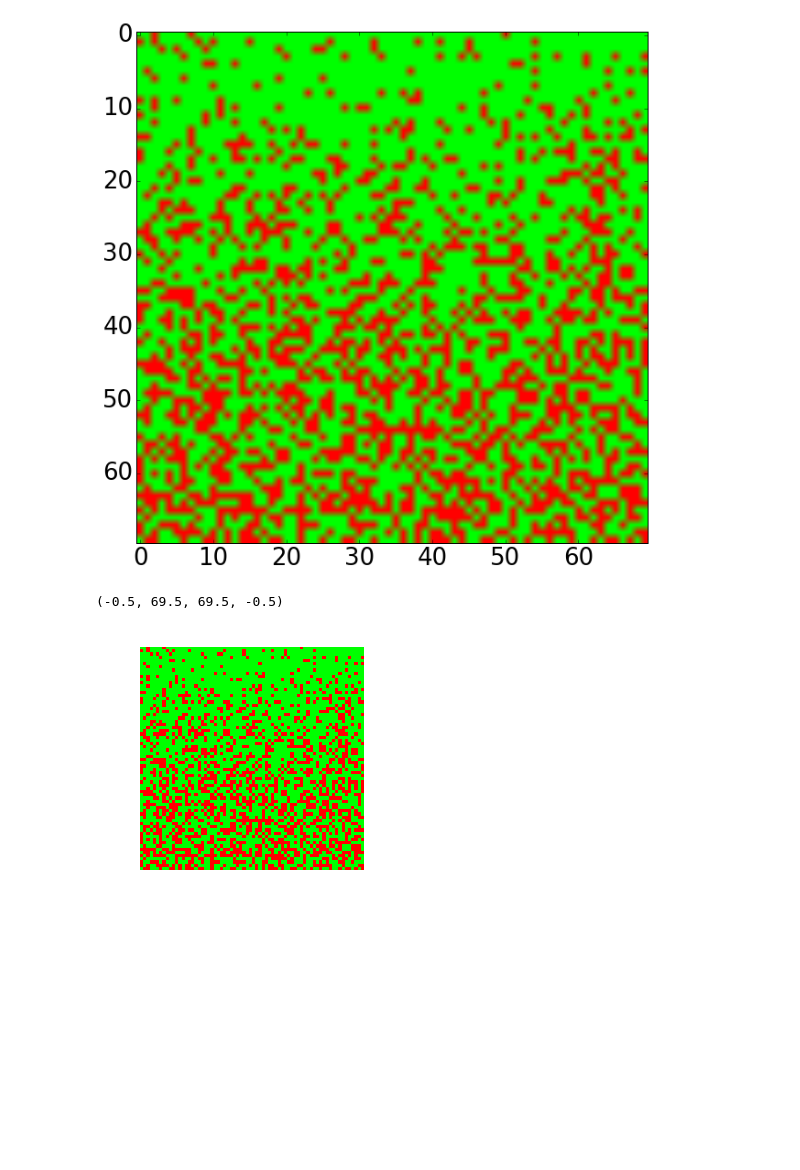
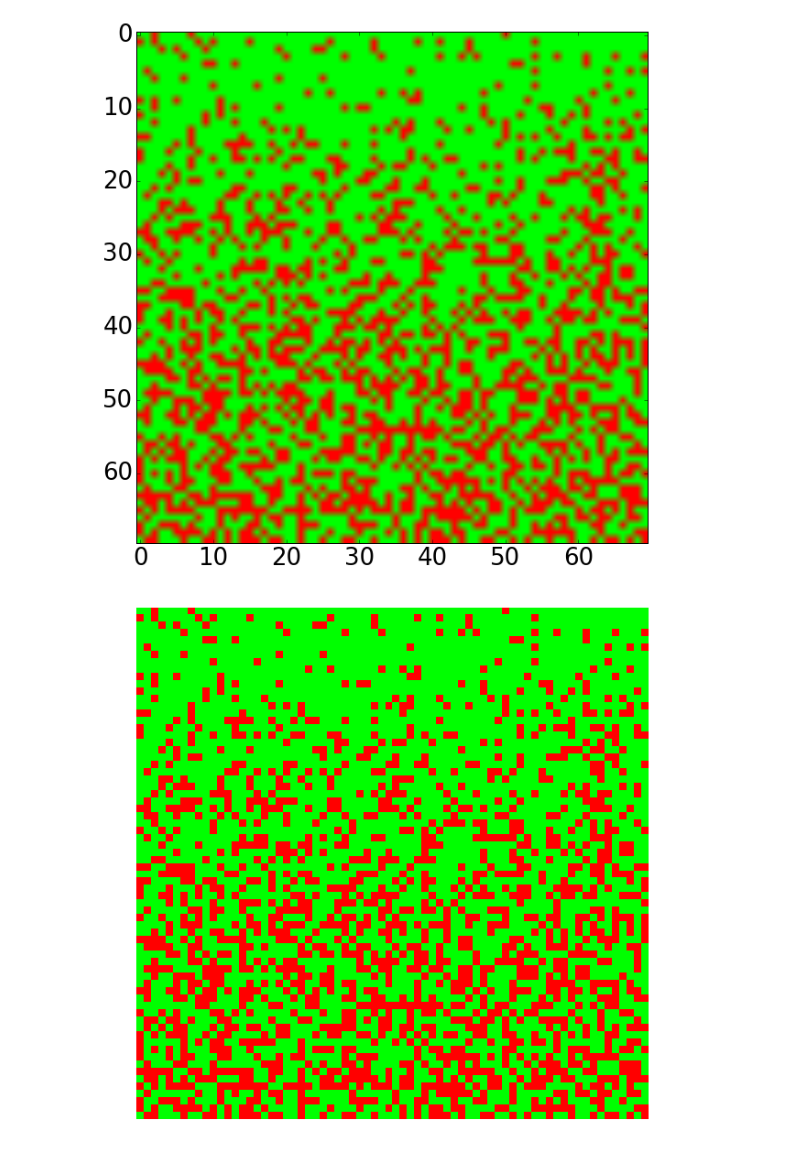
Before and after one commit to VCG/em-quality-metric, a Jupyter notebook: Reignite/Cylinder_SIMULATED_USER_TESTS_FULL.ipynb, the cells around one changed output. Cells and saved outputs as stored; diff of their text form; code cells hidden in the pictures; blank space fills up the shorter version.

```diff
--- a/Reignite/Cylinder_SIMULATED_USER_TESTS_FULL.ipynb
+++ b/Reignite/Cylinder_SIMULATED_USER_TESTS_FULL.ipynb
@@ -323,12 +323,12 @@ Util.view((m_new), color=False, large=True)
 # %% [output]
 [figure]
 # %%
-fig, ax = subplots(figsize=(18, 2))
+fig, ax = plt.subplots(figsize=(10,10))
 ax.imshow(m_new,interpolation='nearest')
 # fig.set_cmap('hot')
 plt.axis('off')
+plt.savefig('/home/d/Projects/em-quality-metric/Paper/gfx/correction_matrix.png')
 # %% [output]
-(-0.5, 69.5, 69.5, -0.5)
-[figure, old version]
+[figure, new version]
 # %%
 mh.imsave(m_new, '/home/d/Projects/em-quality-metric/Paper/gfx/cylinder_vi.pdf')
```
Also changed, not shown: parts of 1 cell of this notebook, 1 other file.
